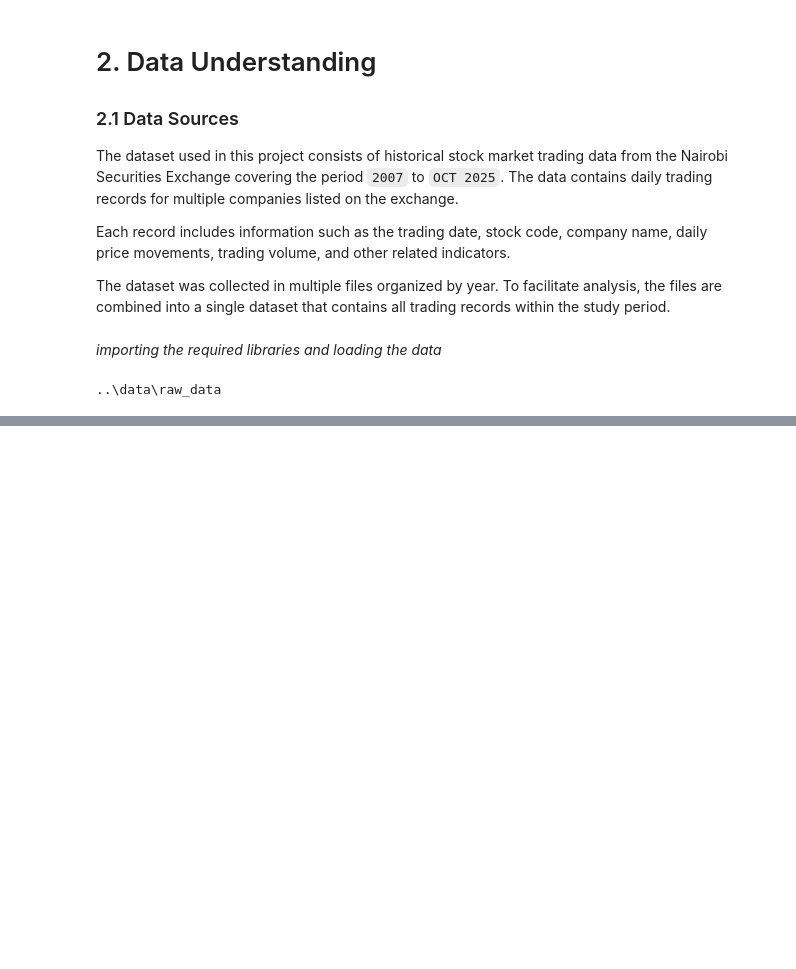
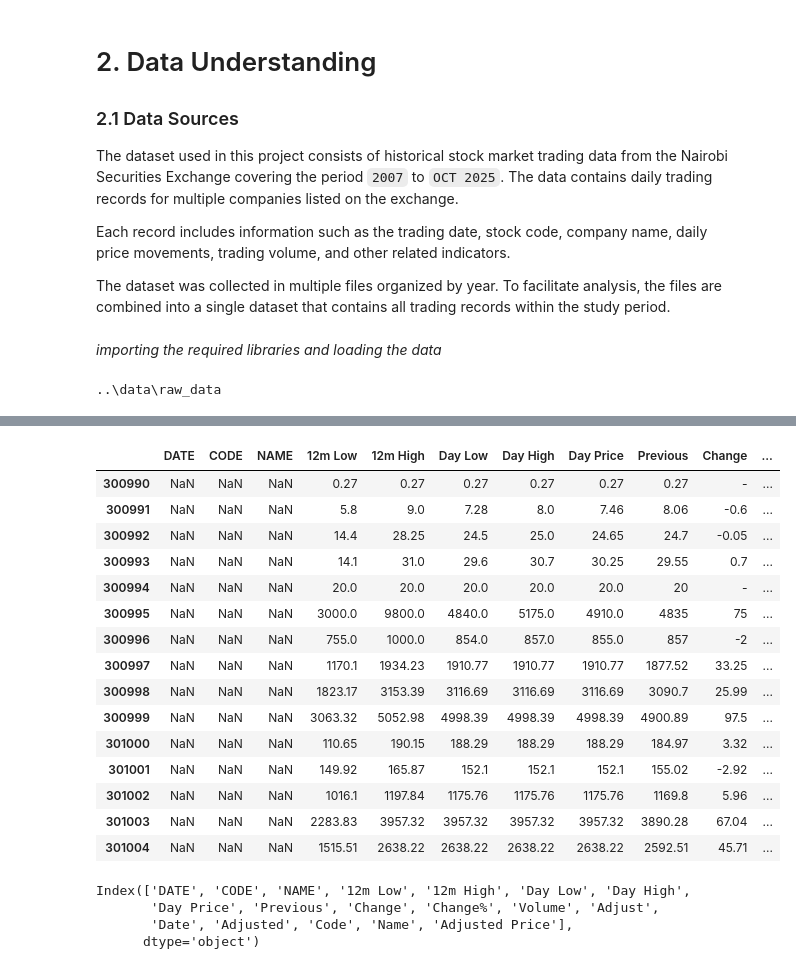
Before and after one commit to Assesa44/Stock-Market-Prediction, a Jupyter notebook: notebooks/business_understanding.ipynb, the cells around one changed output, grey strips where cells are left out. Saved outputs shown, nothing was run; the diff lists cells and outputs as text; code cells hidden in the pictures; blank space fills up the shorter version.

```diff
--- a/notebooks/business_understanding.ipynb
+++ b/notebooks/business_understanding.ipynb
@@ -136,0 +226,27 @@ Index(['DATE', 'CODE', 'NAME', '12m Low', '12m High', 'Day Low', 'Day High',
+# %%
+# Review the last 15 rows
+combined_df.tail(15)
+# %% [output]
+|  | DATE | CODE | NAME | 12m Low | 12m High | Day Low | Day High | Day Price | Previous | Change | ... |
+| 300990 | NaN | NaN | NaN | 0.27 | 0.27 | 0.27 | 0.27 | 0.27 | 0.27 | - | ... |
+| 300991 | NaN | NaN | NaN | 5.8 | 9.0 | 7.28 | 8.0 | 7.46 | 8.06 | -0.6 | ... |
+| 300992 | NaN | NaN | NaN | 14.4 | 28.25 | 24.5 | 25.0 | 24.65 | 24.7 | -0.05 | ... |
+| 300993 | NaN | NaN | NaN | 14.1 | 31.0 | 29.6 | 30.7 | 30.25 | 29.55 | 0.7 | ... |
+| 300994 | NaN | NaN | NaN | 20.0 | 20.0 | 20.0 | 20.0 | 20.0 | 20 | - | ... |
+| 300995 | NaN | NaN | NaN | 3000.0 | 9800.0 | 4840.0 | 5175.0 | 4910.0 | 4835 | 75 | ... |
+| 300996 | NaN | NaN | NaN | 755.0 | 1000.0 | 854.0 | 857.0 | 855.0 | 857 | -2 | ... |
+| 300997 | NaN | NaN | NaN | 1170.1 | 1934.23 | 1910.77 | 1910.77 | 1910.77 | 1877.52 | 33.25 | ... |
+| 300998 | NaN | NaN | NaN | 1823.17 | 3153.39 | 3116.69 | 3116.69 | 3116.69 | 3090.7 | 25.99 | ... |
+| 300999 | NaN | NaN | NaN | 3063.32 | 5052.98 | 4998.39 | 4998.39 | 4998.39 | 4900.89 | 97.5 | ... |
+| 301000 | NaN | NaN | NaN | 110.65 | 190.15 | 188.29 | 188.29 | 188.29 | 184.97 | 3.32 | ... |
+| 301001 | NaN | NaN | NaN | 149.92 | 165.87 | 152.1 | 152.1 | 152.1 | 155.02 | -2.92 | ... |
+| 301002 | NaN | NaN | NaN | 1016.1 | 1197.84 | 1175.76 | 1175.76 | 1175.76 | 1169.8 | 5.96 | ... |
+| 301003 | NaN | NaN | NaN | 2283.83 | 3957.32 | 3957.32 | 3957.32 | 3957.32 | 3890.28 | 67.04 | ... |
+| 301004 | NaN | NaN | NaN | 1515.51 | 2638.22 | 2638.22 | 2638.22 | 2638.22 | 2592.51 | 45.71 | ... |
+# %%
+combined_df.columns
+# %% [output]
+Index(['DATE', 'CODE', 'NAME', '12m Low', '12m High', 'Day Low', 'Day High',
+       'Day Price', 'Previous', 'Change', 'Change%', 'Volume', 'Adjust',
+       'Date', 'Adjusted', 'Code', 'Name', 'Adjusted Price'],
+      dtype='object')
```
Also changed, not shown: parts of 10 cells of this notebook.
